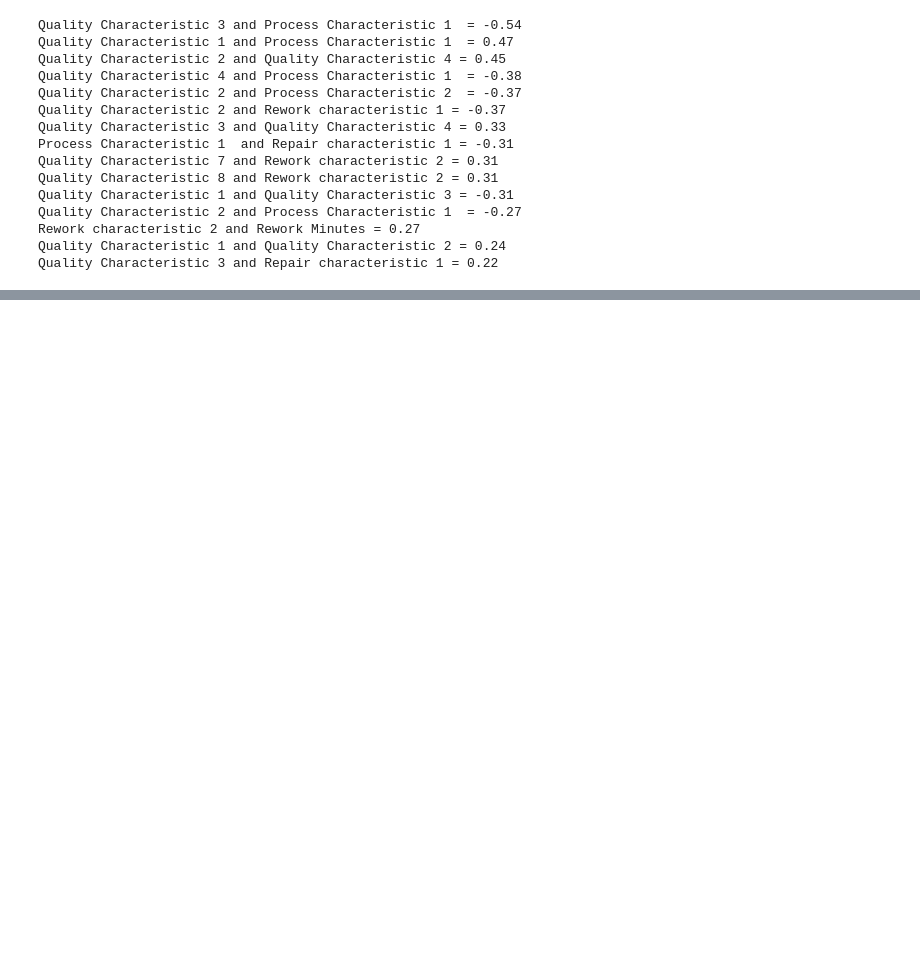
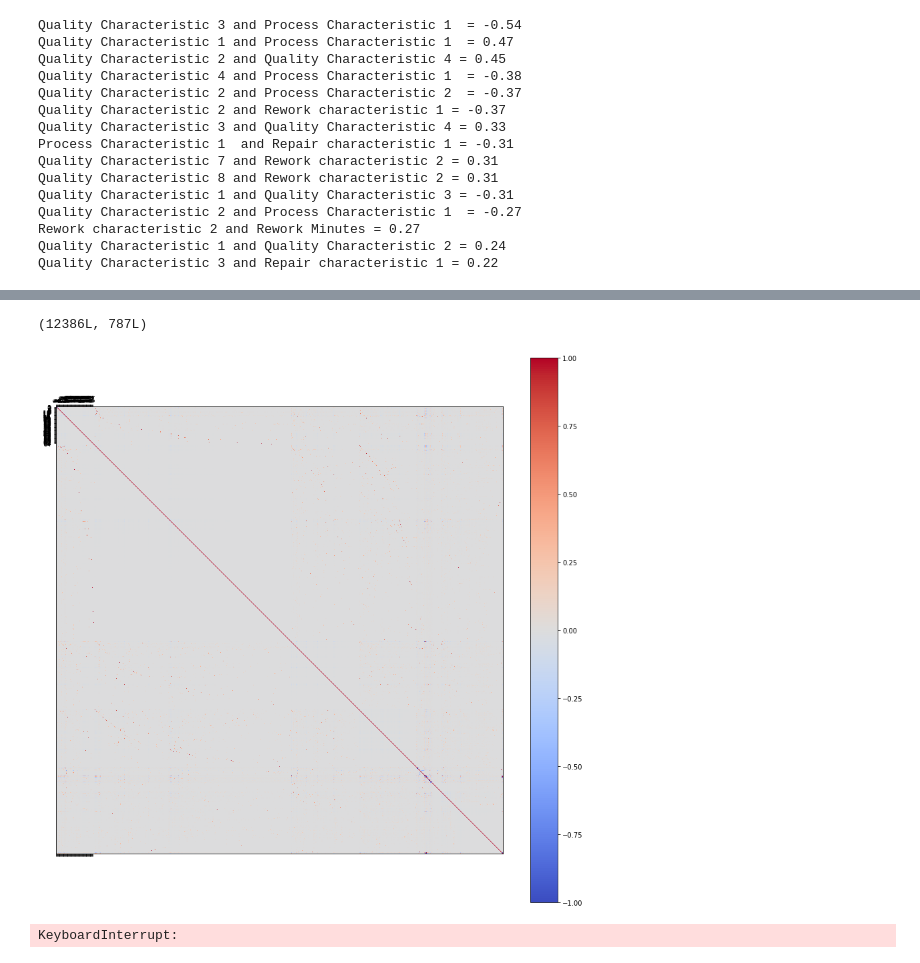
Before and after one commit to jetsaltydog/MINI_project, a Jupyter notebook: mini_data.ipynb, the cells around one changed output, grey strips where cells are left out. Cells and saved outputs as stored; diff of their text form; code cells hidden in the pictures; blank space fills up the shorter version.

```diff
--- a/mini_data.ipynb
+++ b/mini_data.ipynb
@@ -319,3 +453,72 @@ Quality Characteristic 3 and Repair characteristic 1 = 0.22
+# %%
+# 1. INSTANTIATE
+enc = preprocessing.OneHotEncoder()
+
+# 2. FIT
+enc.fit(new_quality.iloc[:, 1:17])
+
+# 3. Transform
+onehot_quality = enc.transform(new_quality.iloc[:, 1:17]).toarray()
+onehot_quality.shape
+# %% [output]
+(12386L, 787L)
+# %%
+onehot_quality = pd.DataFrame(onehot_quality)
+# %%
+# this is a 787 x 787 confusion matrix, don't run it!
+
+corr = onehot_quality.corr()
+fig = plt.figure(figsize=[15,15])
+ax = fig.add_subplot(111)
+cax = ax.matshow(corr,cmap='coolwarm', vmin=-1, vmax=1)
+fig.colorbar(cax)
+ticks = np.arange(0,len(dummies_quality.columns),1)
+ax.set_xticks(ticks)
+plt.xticks(rotation=90)
+ax.set_yticks(ticks)
+#ax.set_xticklabels(dummies_quality.columns)
+#ax.set_yticklabels(dummies_quality.columns)
+plt.show()
+# %% [output]
+[figure, added]
+# %%
+# don't run this either!
+
+
+size = len(np.array(onehot_quality)[0])
+cols = onehot_quality.columns
+
+
+# Correlation tells relation between two attributes.
+# Correlation requires continous data. Hence, ignore categorical data
+
+# Calculates pearson co-efficient for all combinations
+data_corr = onehot_quality.corr()
+
+# Set the threshold to select only highly correlated attributes
+threshold = 0.6
+
+# List of pairs along with correlation above threshold
+corr_list = []
+
+#Search for the highly correlated pairs
+for i in range(0,size): #for 'size' features
+    for j in range(i+1,size): #avoid repetition
+        if (data_corr.iloc[i,j] >= threshold and data_corr.iloc[i,j] < 1) or (data_corr.iloc[i,j] < 0 and data_corr.iloc[i,j] <= -threshold):
+            corr_list.append([data_corr.iloc[i,j],i,j]) #store correlation and columns index
+
+#Sort to show higher ones first
+s_corr_list = sorted(corr_list,key=lambda x: -abs(x[0]))
+
+
+#Print correlations and column names
+for v,i,j in s_corr_list:
+    print ("%s and %s = %.2f" % (cols[i],cols[j],v))
+
+# Strong correlation is observed between the following pairs
+# This represents an opportunity to reduce the feature set through transformations such as PCA
+# %% [output]
+KeyboardInterrupt:
 # %%
 B = 'Process_disturbances.csv'
 
```
Also changed, not shown: parts of 27 cells of this notebook.
